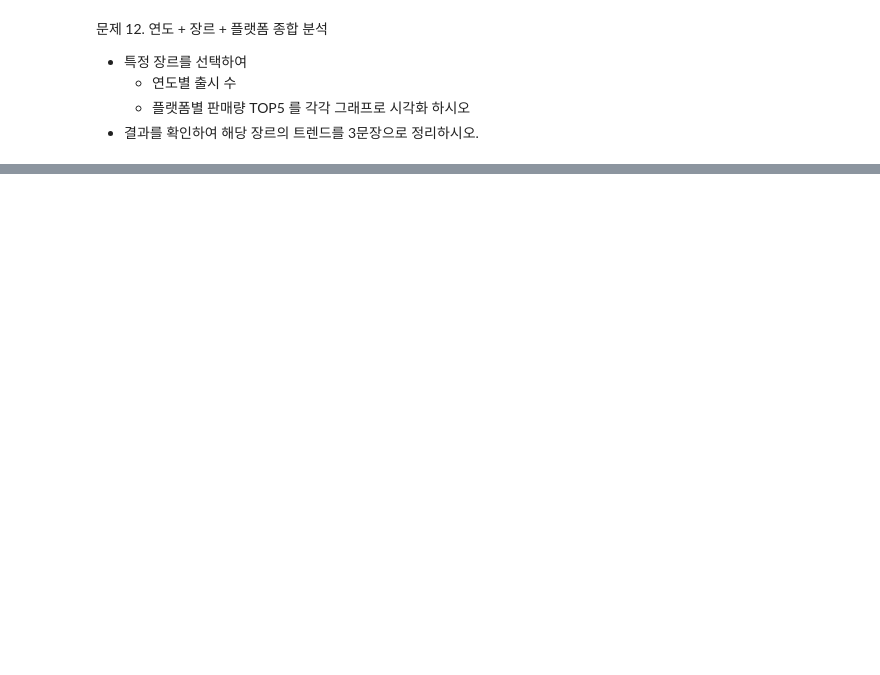
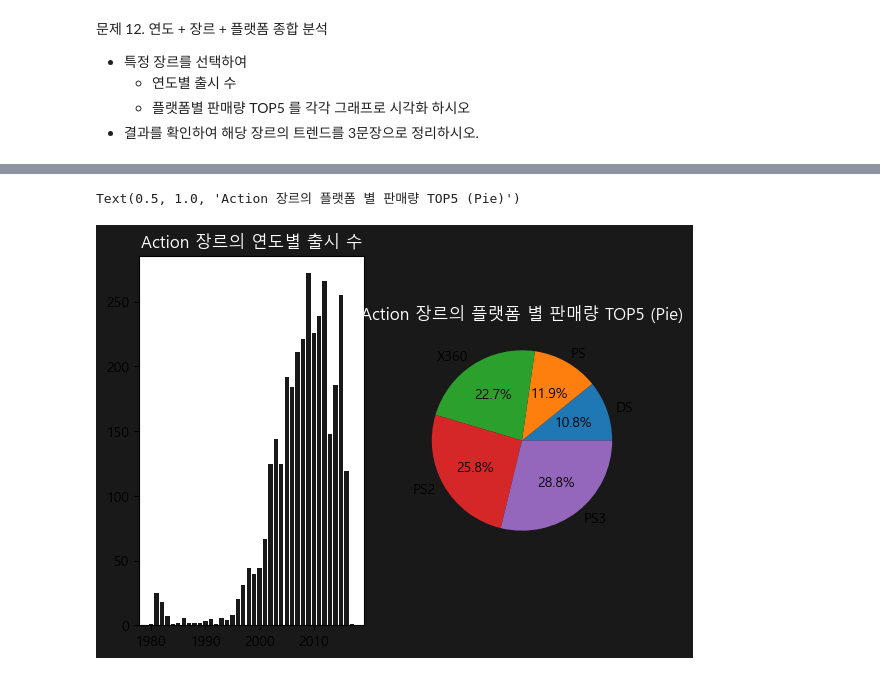
Before and after one commit to dksldy/python_dataAnalysis, a Jupyter notebook: 9_dataAnalysis/pratice/kaggle_video_sales/solution.ipynb, the cells around one changed output, grey strips where cells are left out. Cells and saved outputs as stored; diff of their text form; code cells hidden in the pictures; blank space fills up the shorter version.

```diff
--- a/9_dataAnalysis/pratice/kaggle_video_sales/solution.ipynb
+++ b/9_dataAnalysis/pratice/kaggle_video_sales/solution.ipynb
@@ -337,0 +391,38 @@ df.groupby('Genre')
+# %%
+# * 연도별 출시 수
+size_by_year = act_df.groupby('Year').size().sort_index()
+'''
+# 그래프 표시 : Bar
+plt.figure()
+plt.bar(size_by_year.index, size_by_year)
+plt.title(f'{genre} 장르의 연도별 출시 수')
+plt.xlabel('연도')
+plt.ylabel('출시수')
+'''
+
+# * 플랫폼별 판매량 TOP5
+sales_by_platform_top5 = act_df.groupby('Platform')['Global_Sales'].sum().sort_values().tail(5)
+'''
+# 그래프 표시 : Bar
+plt.figure()
+plt.bar(x=sales_by_platform_top5.index, height=sales_by_platform_top5)
+plt.title(f'{genre} 장르의 플랫폼 별 판매량 TOP5')
+plt.xlabel('플랫폼')
+plt.ylabel('판매량')
+'''
+
+fig, (ax1, ax2) = plt.subplots(nrows=1, ncols=2)
+
+# 컨테이너 배경색 설정
+fig.set_facecolor('#191919')
+
+# bar 그래프 표시
+ax1.bar(size_by_year.index, size_by_year, color='#191919')
+ax1.set_title(f'{genre} 장르의 연도별 출시 수', color='white')
+
+# pie 차트 표시
+ax2.pie(x=sales_by_platform_top5, autopct='%1.1f%%', labels=sales_by_platform_top5.index)
+ax2.set_title(f'{genre} 장르의 플랫폼 별 판매량 TOP5 (Pie)', color='white')
+# %% [output]
+Text(0.5, 1.0, 'Action 장르의 플랫폼 별 판매량 TOP5 (Pie)')
+[figure, added]
```
Also changed, not shown: parts of 6 cells of this notebook.
